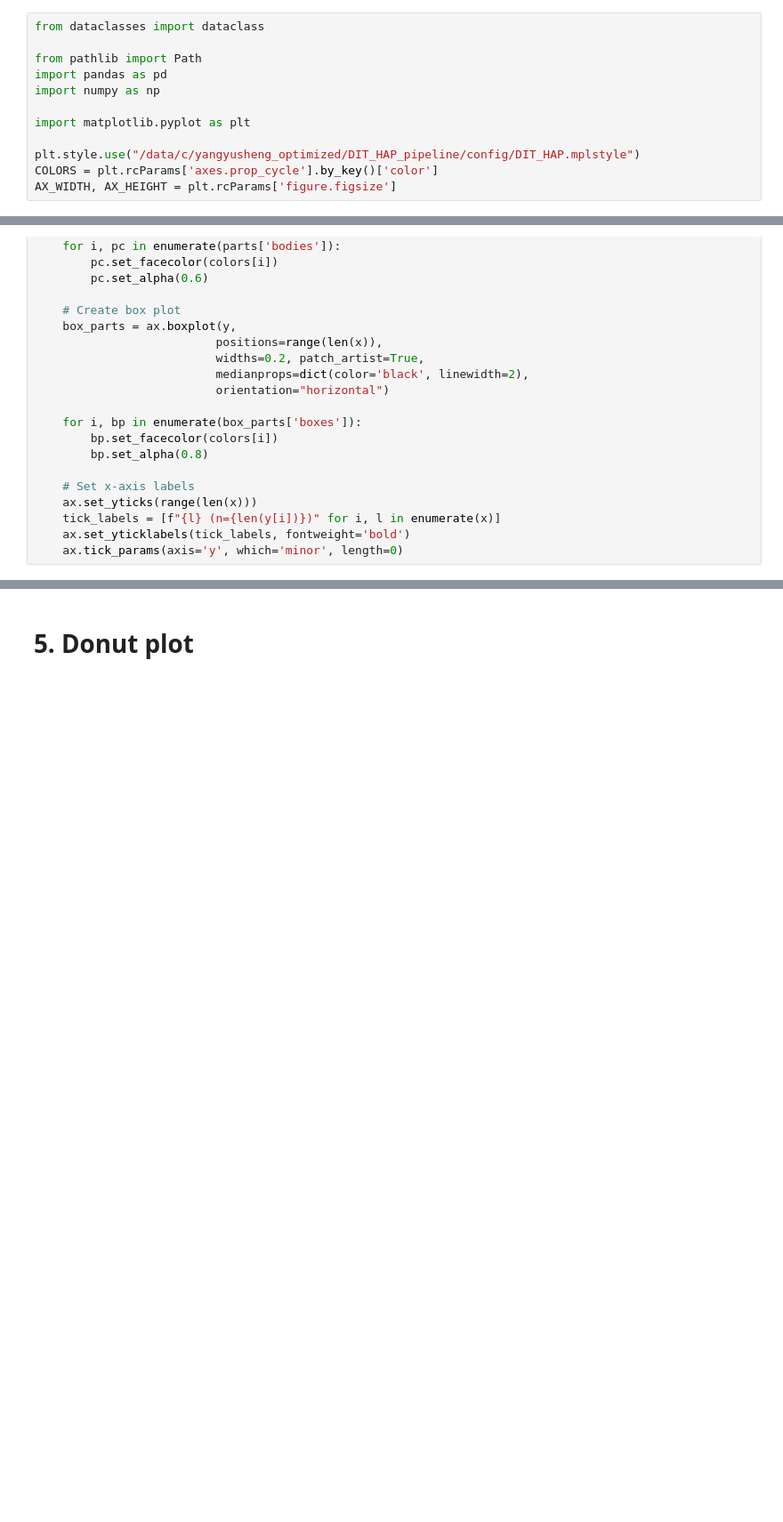
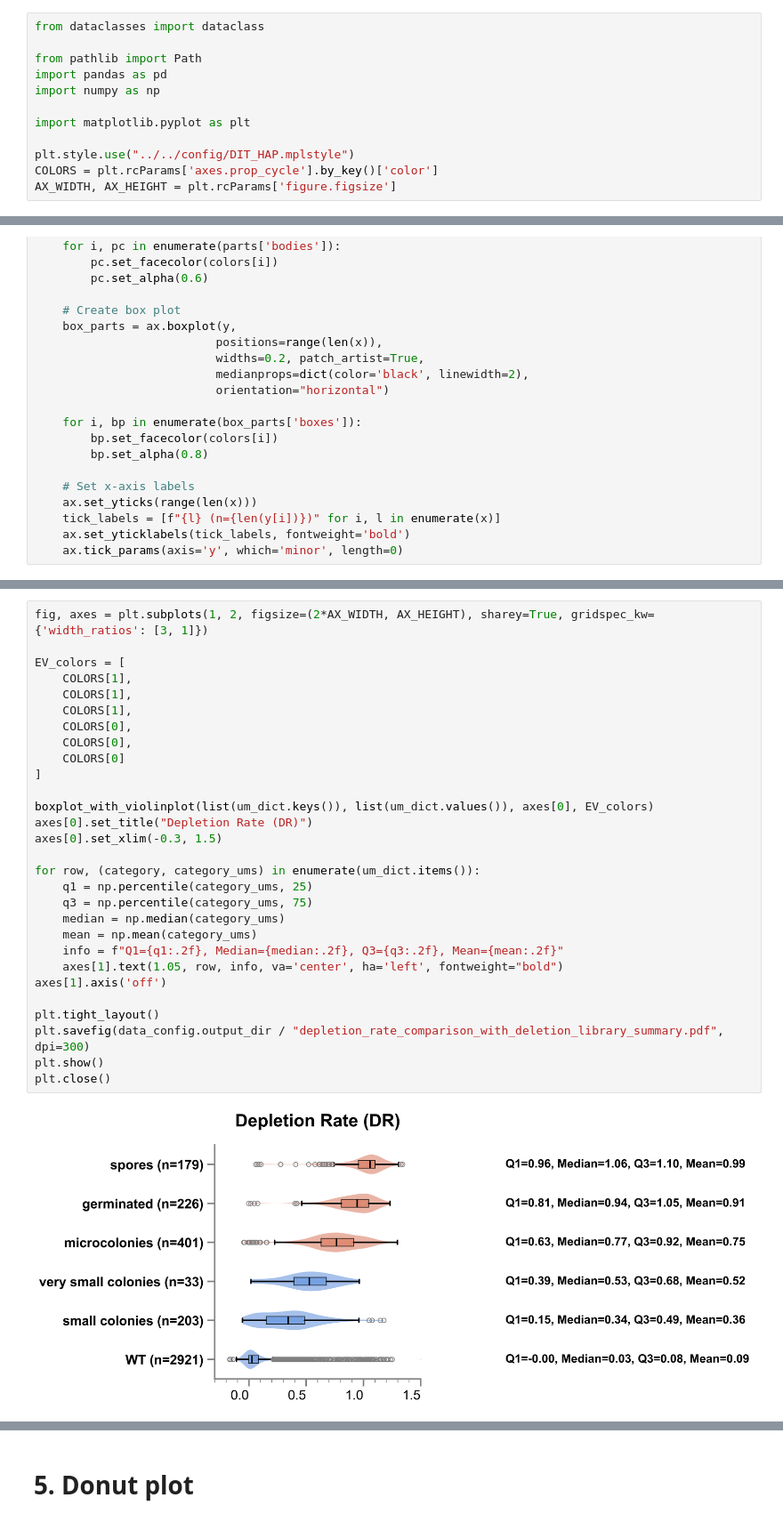
Before and after one commit to DIT-HAP/DIT_HAP_pipeline, a Jupyter notebook: workflow/notebooks/compare_with_deletion_library.ipynb, the cells around one changed output, grey strips where cells are left out. Shown at 89% size. Saved outputs shown, nothing was run; the diff lists cells and outputs as text; blank space fills up the shorter version.

```diff
--- a/workflow/notebooks/compare_with_deletion_library.ipynb
+++ b/workflow/notebooks/compare_with_deletion_library.ipynb
@@ -9,7 +9,7 @@ import numpy as np
 
 import matplotlib.pyplot as plt
 
-plt.style.use("/data/c/yangyusheng_optimized/DIT_HAP_pipeline/config/DIT_HAP.mplstyle")
+plt.style.use("../../config/DIT_HAP.mplstyle")
 COLORS = plt.rcParams['axes.prop_cycle'].by_key()['color']
 AX_WIDTH, AX_HEIGHT = plt.rcParams['figure.figsize']
 # %% [markdown]
@@ -137,0 +108,31 @@ def boxplot_with_violinplot(x, y, ax, colors):
+# %%
+fig, axes = plt.subplots(1, 2, figsize=(2*AX_WIDTH, AX_HEIGHT), sharey=True, gridspec_kw={'width_ratios': [3, 1]})
+
+EV_colors = [
+    COLORS[1],
+    COLORS[1],
+    COLORS[1],
+    COLORS[0],
+    COLORS[0],
+    COLORS[0]
+]
+
+boxplot_with_violinplot(list(um_dict.keys()), list(um_dict.values()), axes[0], EV_colors)
+axes[0].set_title("Depletion Rate (DR)")
+axes[0].set_xlim(-0.3, 1.5)
+
+for row, (category, category_ums) in enumerate(um_dict.items()):
+    q1 = np.percentile(category_ums, 25)
+    q3 = np.percentile(category_ums, 75)
+    median = np.median(category_ums)
+    mean = np.mean(category_ums)
+    info = f"Q1={q1:.2f}, Median={median:.2f}, Q3={q3:.2f}, Mean={mean:.2f}"
+    axes[1].text(1.05, row, info, va='center', ha='left', fontweight="bold")
+axes[1].axis('off')
+
+plt.tight_layout()
+plt.savefig(data_config.output_dir / "depletion_rate_comparison_with_deletion_library_summary.pdf", dpi=300)
+plt.show()
+plt.close()
+# %% [output]
+[figure, added]
```
Also changed, not shown: parts of 17 cells of this notebook, 1 other file.
